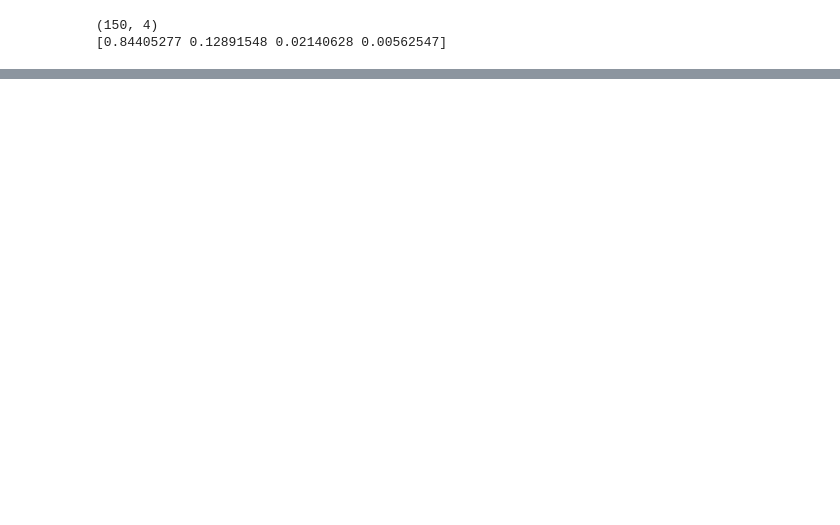
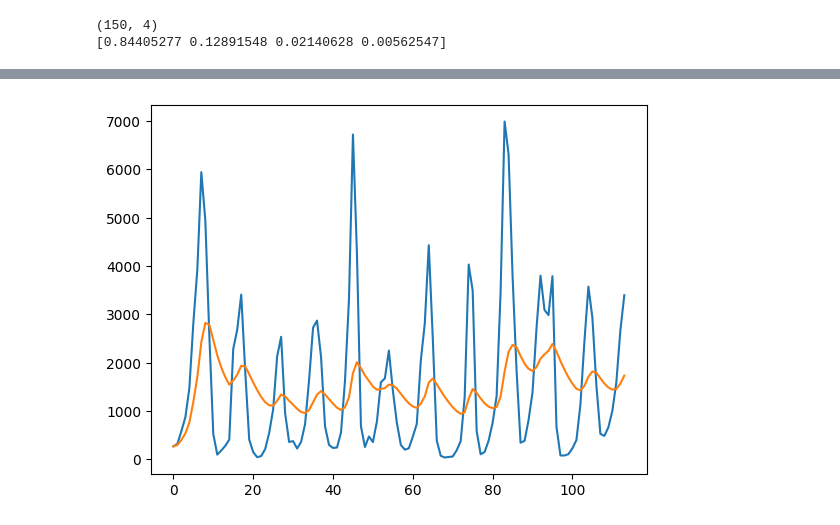
Before and after one commit to JaehwanKim00/-, a Jupyter notebook: Part02/ch02.ipynb, the cells around one changed output, grey strips where cells are left out. Cells and saved outputs as stored; diff of their text form; code cells hidden in the pictures; blank space fills up the shorter version.

```diff
--- a/Part02/ch02.ipynb
+++ b/Part02/ch02.ipynb
@@ -388,0 +831,9 @@ print(pca.explained_variance_ratio_) # 차원의 기여도 2개의 요소만으
+# %%
+# 10년 지수가중이동평균
+df['ewm'] = df['value'].ewm(10).mean()
+
+plt.plot(df['value'])
+plt.plot(df['ewm'])
+plt.show()
+# %% [output]
+[figure, added]
```
Also changed, not shown: parts of 38 cells of this notebook.
